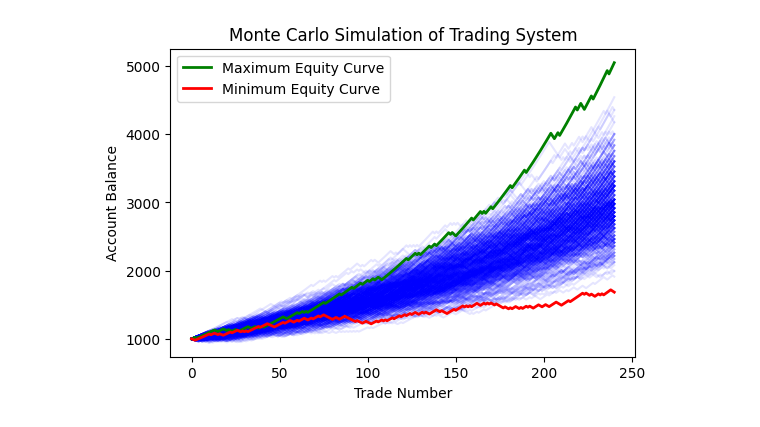
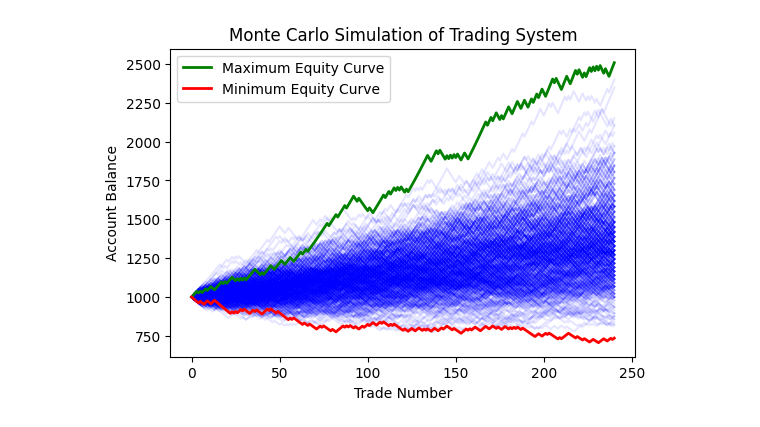
Before and after one commit to ergodique/Portfolio, a Jupyter notebook: Monte Carlo Simulation Equity Curve/monte_carlo_jupyter_version.ipynb, the cells around one changed output. Saved outputs shown, nothing was run; the diff lists cells and outputs as text; code cells hidden in the pictures.

```diff
--- a/Monte Carlo Simulation Equity Curve/monte_carlo_jupyter_version.ipynb
+++ b/Monte Carlo Simulation Equity Curve/monte_carlo_jupyter_version.ipynb
@@ -14,18 +14,18 @@ def calculate_drawdown(balances):
     return drawdowns
 
 def calculate_sharpe_ratio(returns, risk_free_rate):
-    excess_returns = returns - risk_free_rate / 12  # Monthly risk-free rate
+    excess_returns = returns - risk_free_rate / 12  # Aylık risk-free oran
     sharpe_ratio = np.mean(excess_returns) / np.std(excess_returns)
-    return sharpe_ratio * np.sqrt(12)  # Annualize the Sharpe ratio
+    return sharpe_ratio * np.sqrt(12)  # Sharpe oranını yıllıklaştır
 
 def calculate_sortino_ratio(returns, risk_free_rate):
-    excess_returns = returns - risk_free_rate / 12  # Monthly risk-free rate
+    excess_returns = returns - risk_free_rate / 12  # Aylık risk-free oran
     downside_returns = excess_returns[excess_returns < 0]
     if len(downside_returns) == 0:
-        return np.nan  # If no downside returns, Sortino ratio is not defined
+        return np.nan  # Eğer downside return yoksa, Sortino oranı tanımlı değil
     downside_deviation = np.std(downside_returns)
     sortino_ratio = np.mean(excess_returns) / downside_deviation
-    return sortino_ratio * np.sqrt(12)  # Annualize the Sortino ratio
+    return sortino_ratio * np.sqrt(12)  # Sortino oranını yıllıklaştır
 
 def monte_carlo_simulation(win_rate, reward_to_risk, risk_per_trade, num_simulations, num_trades, trades_per_month, risk_free_rate):
     all_balances = []
@@ -49,28 +49,33 @@ def monte_carlo_simulation(win_rate, reward_to_risk, risk_per_trade, num_simulat
 
         for trade in range(1, num_trades + 1):
             if np.random.rand() <= win_rate:
-                # Win trade
+                # Kazanılan trade
                 balance += balance * risk_per_trade * reward_to_risk
                 consecutive_wins += 1
                 consecutive_losses = 0
             else:
-                # Lose trade
+                # Kaybedilen trade
                 balance -= balance * risk_per_trade
                 consecutive_losses += 1
                 consecutive_wins = 0
 
-            # Update max consecutive wins and losses
+            # Maksimum ardışık kazanç ve kayıpların güncellenmesi
             if consecutive_wins > max_wins:
                 max_wins = consecutive_wins
             if consecutive_losses > max_losses:
                 max_losses = consecutive_losses
 
-            if trade % trades_per_month == 0:  # Aggregate returns every trades_per_month trades
-                monthly_return = balance / balances[-trades_per_month] - 1 if len(balances) >= trades_per_month else balance / start_balance - 1
+            # Aylık getiri hesaplaması
+            if trade % trades_per_month == 0:
+                if len(balances) >= trades_per_month:
+                    monthly_return = balance / balances[-trades_per_month] - 1
+                else:
+                    monthly_return = balance / start_balance - 1
                 monthly_returns.append(monthly_return)
 
             balances.append(balance)
 
+        # Başlangıç bakiyesinin altına düşen hesap sayısını takip
         if balance < start_balance:
             total_numof_account_underwater += 1
 
@@ -81,14 +86,15 @@ def monte_carlo_simulation(win_rate, reward_to_risk, risk_per_trade, num_simulat
         max_consecutive_wins.append(max_wins)
         max_consecutive_losses.append(max_losses)
 
-    # Select 1000 random simulations for plotting
+    # Rastgele 500 simülasyonun grafiklerinin çizilmesi
     random_indices = random.sample(range(num_simulations), min(500, num_simulations))
 
-    # Plot the results
+    # -- 1) Equity Curves Grafiği --
     plt.figure(figsize=(6, 4))
     for idx in random_indices:
         plt.plot(all_balances[idx], color='blue', alpha=0.1)
 
+    # En yüksek ve en düşük final balance'a sahip eğrilerin çizilmesi
     plt.plot(all_balances[np.argmax(final_balances)], color='green', linewidth=2, label='Maximum Equity Curve')
     plt.plot(all_balances[np.argmin(final_balances)], color='red', linewidth=2, label='Minimum Equity Curve')
     plt.title('Monte Carlo Simulation of Trading System')
@@ -97,7 +103,7 @@ def monte_carlo_simulation(win_rate, reward_to_risk, risk_per_trade, num_simulat
     plt.legend()
     plt.show()
 
-    # Statistical summary of final balances and drawdowns
+    # -- İstatistiksel Özetler --
     max_drawdown_worst_case = max(max_drawdowns)
     mean_drawdown = np.mean(max_drawdowns)
     drawdown_99_percentile = np.percentile(max_drawdowns, 99)
@@ -116,27 +122,46 @@ def monte_carlo_simulation(win_rate, reward_to_risk, risk_per_trade, num_simulat
     print(f'Max Consecutive Wins: {np.max(max_consecutive_wins)}')
     print(f'Max Consecutive Losses: {np.max(max_consecutive_losses)}')
     print(f'% of accounts underwater: % {(total_numof_account_underwater/num_simulations*100):.2f}')
-
-    # Flatten all monthly returns to calculate Sharpe and Sortino ratios
+        # -- Sharpe ve Sortino Oranları --
     all_monthly_returns_flat = np.concatenate(all_monthly_returns)
-
     sharpe_ratio = calculate_sharpe_ratio(all_monthly_returns_flat, risk_free_rate)
     sortino_ratio = calculate_sortino_ratio(all_monthly_returns_flat, risk_free_rate)
 
     print(f'Sharpe Ratio: {sharpe_ratio:.2f}')
     print(f'Sortino Ratio: {sortino_ratio:.2f}')
 
-# Example usagei
+    # -- 2) Final Balances Histogramı + Dikey Çizgi (1000$) --
+    plt.figure(figsize=(6, 4))
+    plt.hist(final_balances, bins=50, color='skyblue', edgecolor='black')
+    plt.axvline(x=start_balance, color='red', linestyle='--', linewidth=2, label='Starting Balance = 1000$')
+    plt.title('Distribution of Final Account Balances')
+    plt.xlabel('Account Balance')
+    plt.ylabel('Frequency')
+    plt.legend()
+    plt.show()
+
+    # -- 3) Maximum Drawdown Dağılımı (Yatay Histogram) --
+    plt.figure(figsize=(6, 4))
+    plt.hist(max_drawdowns, bins=50, orientation='vertical', color='orange', edgecolor='black')
+    plt.title('Distribution of Maximum Drawdown')
+    # İstenilen gibi X ekseni frekans, Y ekseni drawdown olsun:
+    plt.xlabel('Max. Drawdown')
+    plt.ylabel('Frequency')
+    plt.show()
+
+
+
+# Örnek kullanım
 years = 1
-win_rate = 0.6885 # put win rate here
-reward_to_risk = 299/269 # Reward to risk ratio
-expectancy = win_rate * reward_to_risk - (1-win_rate)
-risk_per_trade = 0.01  # Risking % of the trade
-num_simulations = 10000  # Run X number of simulations
-trades_per_month = 20  # Number of trades per month
-num_trades = 12*trades_per_month*years  # Each simulation runs for X trades
+win_rate = 0.51  # Kazanma oranı
+reward_to_risk = 271/227  # Ödül-zarar oranı
+expectancy = win_rate * reward_to_risk - (1 - win_rate)
+risk_per_trade = 0.01  # Trade başına risk
+num_simulations = 10000  # Simülasyon sayısı
+trades_per_month = 20  # Aylık trade sayısı
+num_trades = 12 * trades_per_month * years  # Toplam trade sayısı
 
-risk_free_rate = 0.055  # Annual risk-free rate
+risk_free_rate = 0.055  # Yıllık risksiz faiz oranı
 
 print(f'# of years tested: {years:.2f}')
 print(f'Win Rate: {win_rate:.2f}')
@@ -148,6 +173,15 @@ print(f'# of Trades: {num_trades:.2f}')
 print(f'Risk-Free Rate: {risk_free_rate:.2%}')
 print(f'Trades per Month: {trades_per_month}')
 
-monte_carlo_simulation(win_rate, reward_to_risk, risk_per_trade, num_simulations, num_trades, trades_per_month, risk_free_rate)
+# Monte Carlo Simülasyonunu çalıştır
+monte_carlo_simulation(
+    win_rate,
+    reward_to_risk,
+    risk_per_trade,
+    num_simulations,
+    num_trades,
+    trades_per_month,
+    risk_free_rate
+)
 # %% [output]
 # of years tested: 1.00
@@ -157,7 +191,7 @@ Expectancy Per $1 of Risk: 0.45
 % Risk per Trade: % 1.00
 # of Simulations: 10000
 # of Trades: 240.00
 Risk-Free Rate: 5.50%
 Trades per Month: 20
-[figure, old version]
+[figure, new version]
 Starting Balance: 1000.00
```
Also changed, not shown: parts of 2 cells of this notebook.
